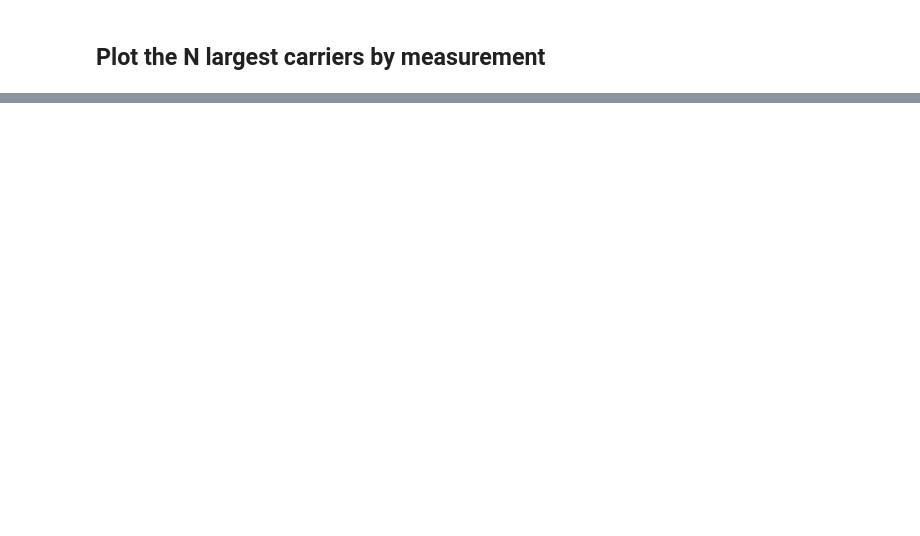
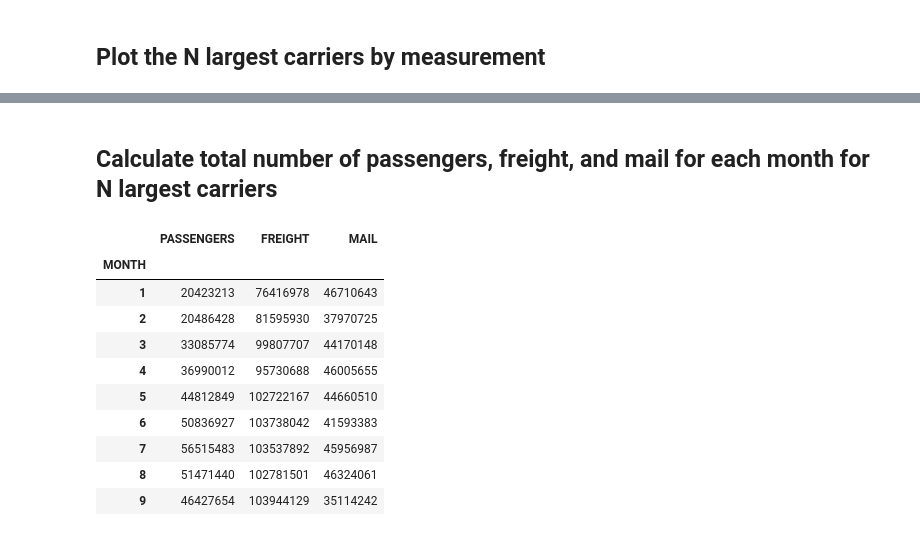
Before and after one commit to bokeh/tutorial, a Jupyter notebook: notebooks/data_exploration_and_plotting.ipynb, the cells around one changed output, grey strips where cells are left out. Drawn from its saved outputs; the diff is of its cells as text; code cells hidden in the pictures; blank space fills up the shorter version.

```diff
--- a/notebooks/data_exploration_and_plotting.ipynb
+++ b/notebooks/data_exploration_and_plotting.ipynb
@@ -121,3 +116,31 @@ show(p)
 # %% [output]
 [interactive output not drawn]
 [interactive output not drawn]
+# %% [markdown]
+## Calculate total number of passengers, freight, and mail for each month for N largest carriers
+# %%
+
+# Create dataframe with one line per month. Each line contains the sums of passengers, freight, and mail for each month for N largest carriers for that month.
+
+dimensions = [measurement.upper() for measurement in MEASUREMENTS]  # create list of dimensions to create sums for
+
+df_monthly = pd.DataFrame()
+for carrier in biggest_carriers["UNIQUE_CARRIER_NAME"]:
+    df = domestic_carriers_df[domestic_carriers_df["UNIQUE_CARRIER_NAME"] == carrier].groupby(['MONTH'])[dimensions].sum()
+    df["UNIQUE_CARRIER_NAME"] = carrier
+    df_monthly = df_monthly.append(df)
+
+df_monthly = df_monthly.groupby(['MONTH']).sum()
+df_monthly
+# %% [output]
+|  | PASSENGERS | FREIGHT | MAIL |
+| MONTH |  |  |  |
+| 1 | 20423213 | 76416978 | 46710643 |
+| 2 | 20486428 | 81595930 | 37970725 |
+| 3 | 33085774 | 99807707 | 44170148 |
+| 4 | 36990012 | 95730688 | 46005655 |
+| 5 | 44812849 | 102722167 | 44660510 |
+| 6 | 50836927 | 103738042 | 41593383 |
+| 7 | 56515483 | 103537892 | 45956987 |
+| 8 | 51471440 | 102781501 | 46324061 |
+| 9 | 46427654 | 103944129 | 35114242 |
```
Also changed, not shown: parts of 4 cells of this notebook.
